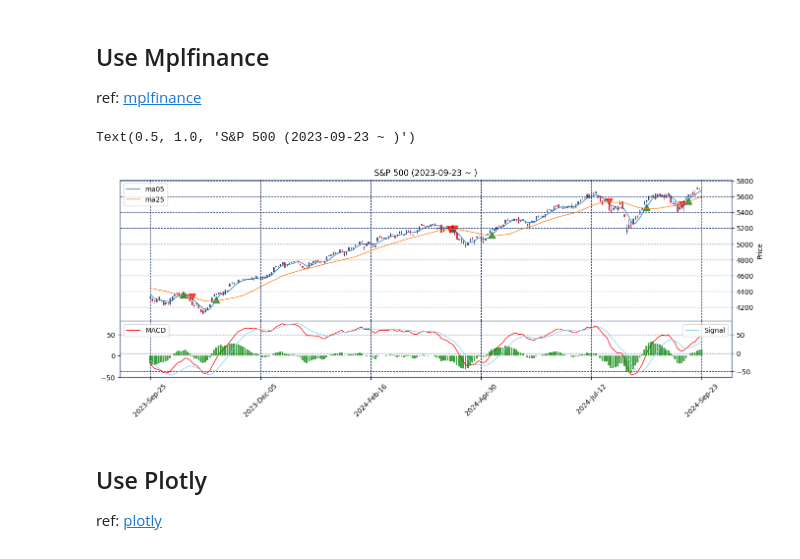
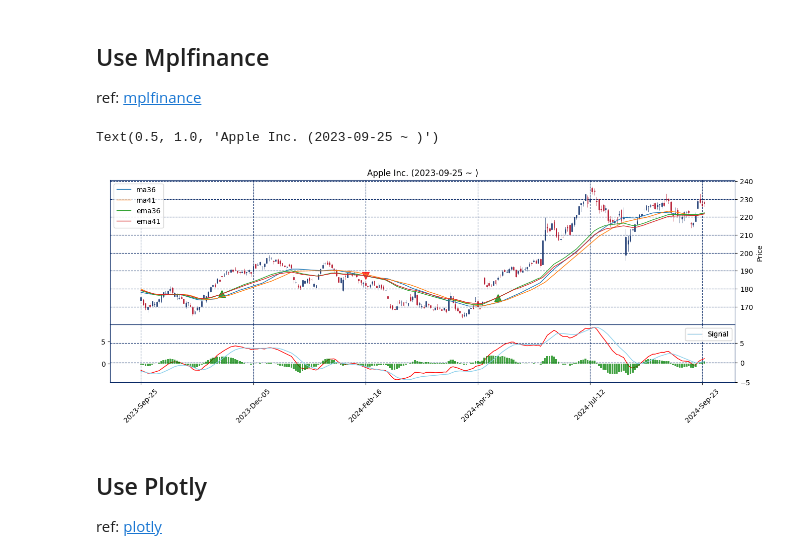
Before and after one commit to edonow/stock-data, a Jupyter notebook: view_stock_data.ipynb, the cells around one changed output. Drawn from its saved outputs; the diff is of its cells as text; code cells hidden in the pictures.

Commit message:
Viewer for stock data

```diff
--- a/view_stock_data.ipynb
+++ b/view_stock_data.ipynb
@@ -18,21 +18,32 @@ def get_stock_data_yf(symbol, type=None):
     return history, company_name
 
 
-def golden_and_dead_cross(df):
-    df["ma05>ma25"] = df["ma05"] > df["ma25"]
-    temp_gc = (df["ma05>ma25"] != df["ma05>ma25"].shift(1)) & (df["ma05>ma25"] == True)
-    temp_dc = (df["ma05>ma25"] != df["ma05>ma25"].shift(1)) & (df["ma05>ma25"] == False)
-    df["gc"] = [m if g == True else None for m, g in zip(df["ma05"], temp_gc)]
-    df["dc"] = [m if d == True else None for m, d in zip(df["ma25"], temp_dc)]
-    return df.drop(columns=["ma05>ma25"])
+def golden_and_dead_cross(df, col1, col2):
+    df[f"{col1}>{col2}"] = df[col1] > df[col2]
+    temp_gc = (df[f"{col1}>{col2}"] != df[f"{col1}>{col2}"].shift(1)) & (df[f"{col1}>{col2}"] == True)
+    temp_dc = (df[f"{col1}>{col2}"] != df[f"{col1}>{col2}"].shift(1)) & (df[f"{col1}>{col2}"] == False)
+    df["gc"] = [m if g == True else None for m, g in zip(df[col1], temp_gc)]
+    df["dc"] = [m if d == True else None for m, d in zip(df[col2], temp_dc)]
+    return df.drop(columns=[f"{col1}>{col2}"])
 # %% [markdown]
 ## Get stock data
 # %%
-data, company_name = get_stock_data_yf("^GSPC")  # ^GSPC
+data, company_name = get_stock_data_yf("AAPL")  # 2181.T ^GSPC
 df = data.copy()
-df["ma05"] = df["Close"].rolling(window=5).mean()
-df["ma25"] = df["Close"].rolling(window=25).mean()
-df = golden_and_dead_cross(df)
+# -----------
+n1 = 36
+n2 = 41
+# -----------
+# SMA -------
+sma_col1, sma_col2 = f"ma{n1}", f"ma{n2}"
+df[sma_col1] = df["Close"].rolling(window=n1).mean()
+df[sma_col2] = df["Close"].rolling(window=n2).mean()
+# EMA -------
+ema_col1, ema_col2 = f"ema{n1}", f"ema{n2}"
+df[ema_col1] = df["Close"].ewm(span=n1, adjust=False).mean()
+df[ema_col2] = df["Close"].ewm(span=n2, adjust=False).mean()
+
+df = golden_and_dead_cross(df, ema_col1, ema_col2)
 df["macd"], df["macd_signal"], df["hist"] = ta.MACD(df["Close"], fastperiod=12, slowperiod=26, signalperiod=9)
 
 print(f"\n  >   {company_name} ")
@@ -62,24 +73,26 @@ display(df.head(3), df.tail(3))
 ref: [mplfinance](https://github.com/matplotlib/mplfinance)
 # %%
 lines = [
-    mpf.make_addplot(df["ma05"], panel=0, width=1),
-    mpf.make_addplot(df["ma25"], panel=0, width=1),
+    mpf.make_addplot(df[sma_col1], panel=0, width=1),
+    mpf.make_addplot(df[sma_col2], panel=0, width=1),
+    mpf.make_addplot(df[ema_col1], panel=0, width=1),
+    mpf.make_addplot(df[ema_col2], panel=0, width=1),
     mpf.make_addplot(df["gc"], type="scatter", markersize=100, marker="^", color="g", panel=0, alpha=0.75),
     mpf.make_addplot(df["dc"], type="scatter", markersize=100, marker="v", color="r", panel=0, alpha=0.75),
     mpf.make_addplot(df["macd"], panel=1, width=1, color="red", label="MACD"),
     mpf.make_addplot(df["macd_signal"], panel=1, width=1, color="skyblue", label="Signal"),
     mpf.make_addplot(df["hist"], panel=1, type="bar", color="g", alpha=0.75),
 ]
 
 
 fig, axes = mpf.plot(df, type="candle", figratio=(3, 1), addplot=lines, style="sas", returnfig=True)
 
-axes[0].legend(axes[0].get_lines()[-2:], ["ma05", "ma25"], loc="best")
+axes[0].legend(axes[0].get_lines()[-4:], [sma_col1, sma_col2, ema_col1, ema_col2], loc="best")
 axes[2].legend(axes[2].get_lines()[-2:], ["MACD", "Signal"], loc="best")
 axes[0].set_title(f"{company_name} ({start} ~ )")
 # %% [output]
-Text(0.5, 1.0, 'S&P 500 (2023-09-23 ~ )')
+Text(0.5, 1.0, 'Apple Inc. (2023-09-25 ~ )')
-[figure, old version]
+[figure, new version]
 # %% [markdown]
 ## Use Plotly
 
```
Also changed, not shown: parts of 3 cells of this notebook.
